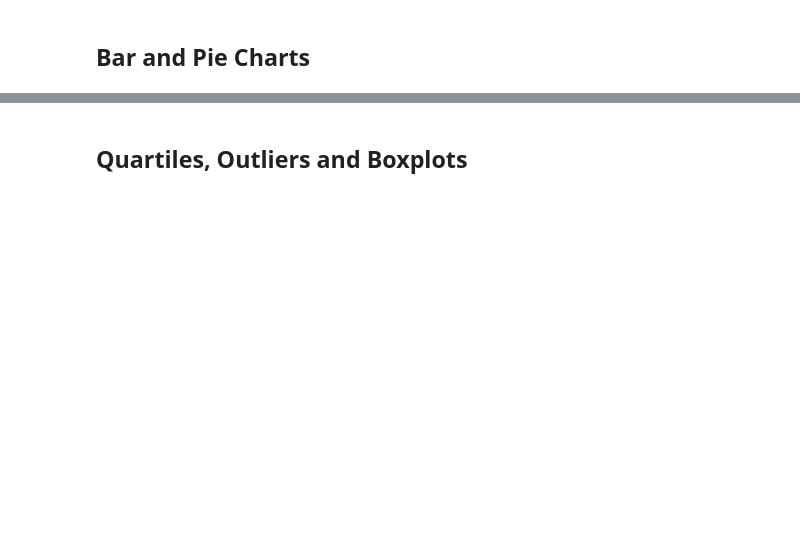
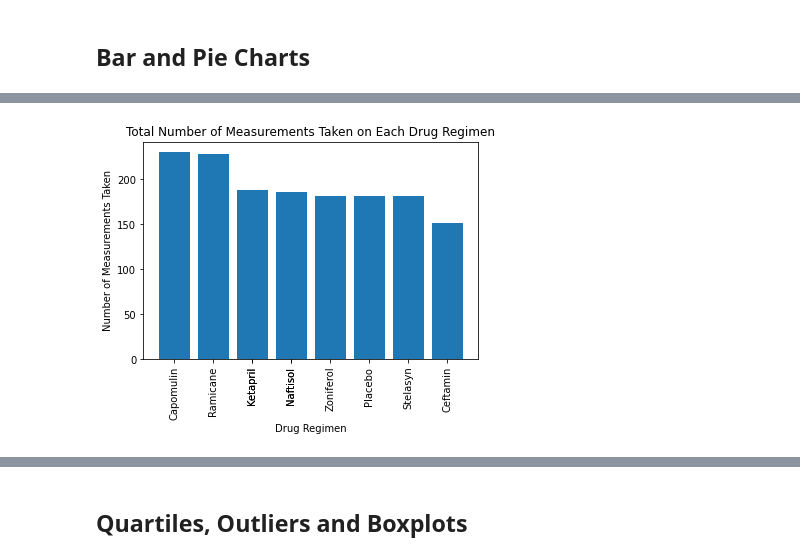
Before and after one commit to yperez0914/The-Power-of-Plots, a Jupyter notebook: Analysis/main.ipynb, the cells around one changed output, grey strips where cells are left out. Saved outputs shown, nothing was run; the diff lists cells and outputs as text; code cells hidden in the pictures; blank space fills up the shorter version.

```diff
--- a/Analysis/main.ipynb
+++ b/Analysis/main.ipynb
@@ -173,19 +163,18 @@ plt.tight_layout()
 # %%
 # Generate a bar plot showing the total number of measurements taken on each drug regimen using pyplot.
-#is a for loop and counter needed since pandas can't be used?
-drug_regimen = ["Capomulin", "Infubinol", "Ramicane","Provpriva",""]
-num_measurements = []
+
+drug_regimen = ["Capomulin", "Ramicane", "Ketapril", "Naftisol", "Zoniferol", "Placebo", "Stelasyn","Naftisol", "Ketapril", "Ceftamin"]
+
 
 x_axis = np.arange(len(drug_regimen))
 y_axis = np.arange(len(num_measurements))
-tick_locations = []
-for x in drug_regimen:
-    tick_locations.append(x)
+
 
 plt.title("Total Number of Measurements Taken on Each Drug Regimen")
 plt.xlabel("Drug Regimen")
 plt.ylabel("Number of Measurements Taken")
-plt.bar(drug regimen, number of measurements performed)
-plt.xticks(tick_locations,drug_regimen)
+plt.bar(drug_regimen, num_measurements)
+plt.xticks(drug_regimen, rotation='vertical')
 plt.show()
-plt.tight_layout()
+# %% [output]
+[figure, added]
```
Also changed, not shown: parts of 14 cells of this notebook.
